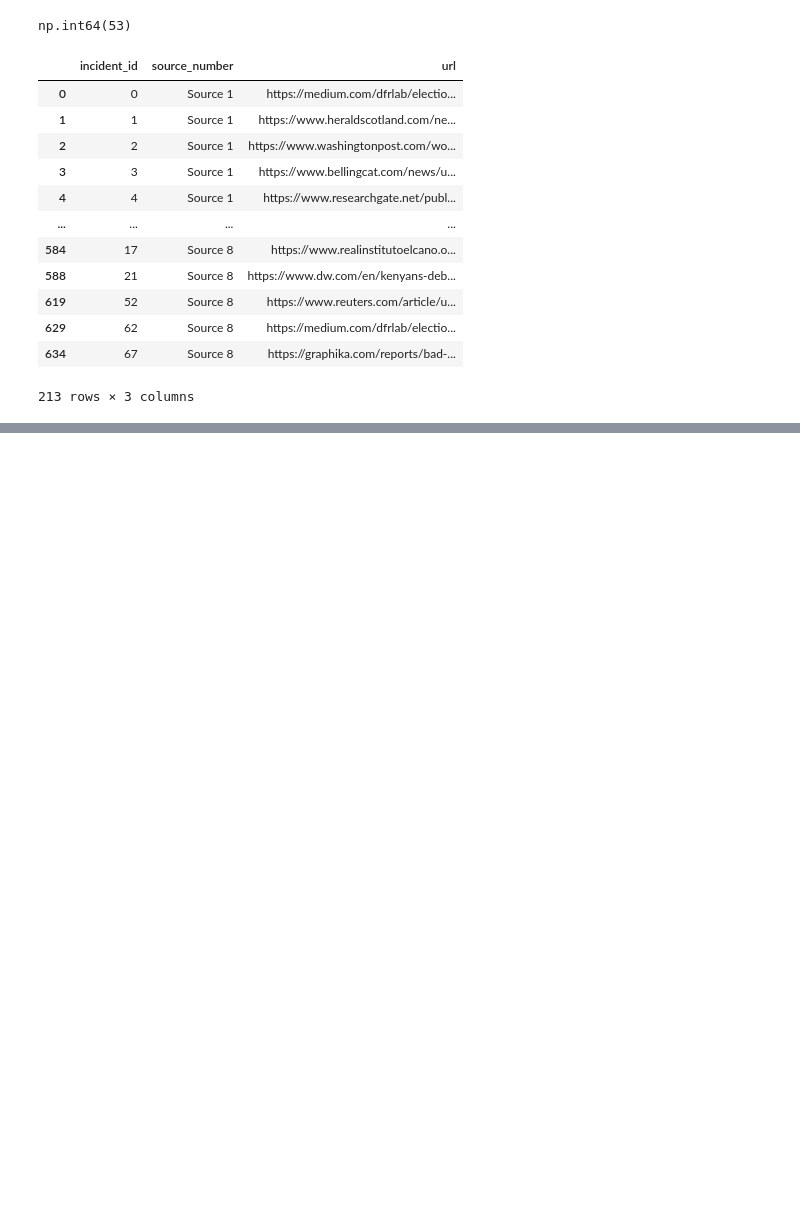
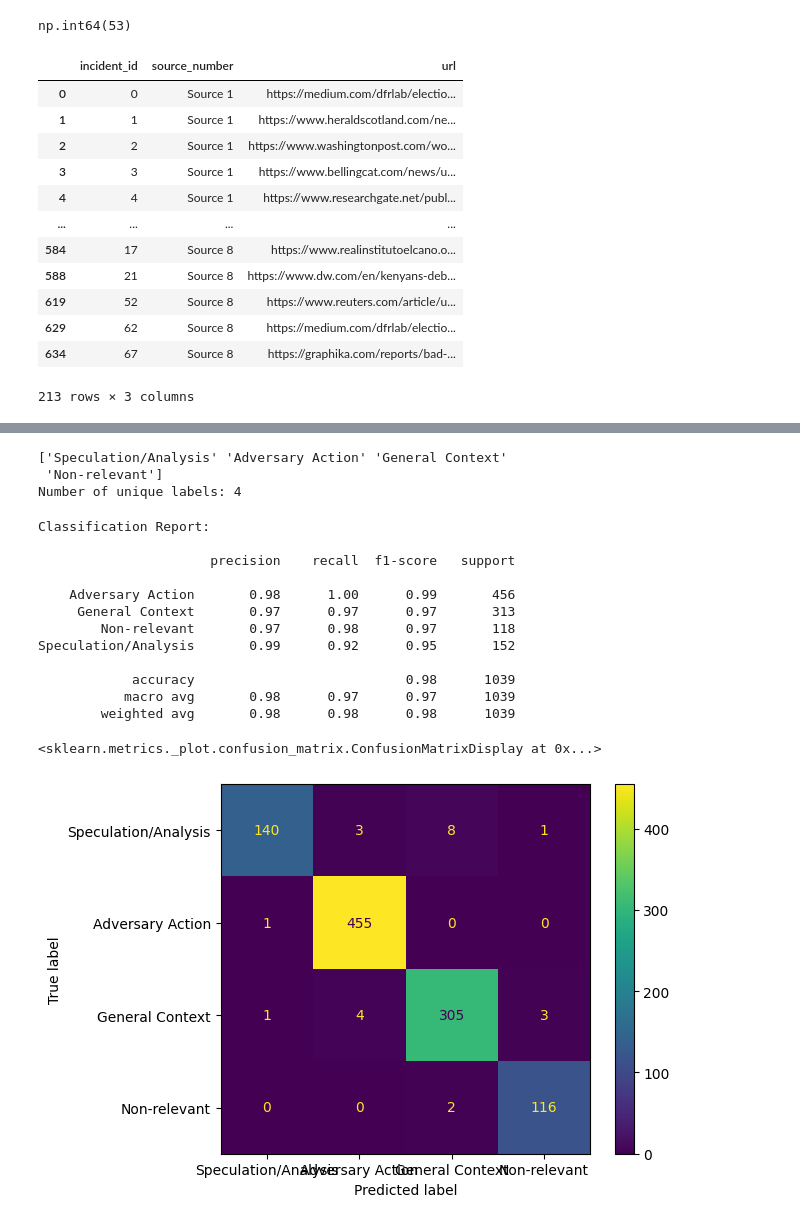
Before and after one commit to DemetrisPitsillides/MAI623_DSC514_-No-Link-Provided-_Spring_2026, a Jupyter notebook: Task 1.ipynb, the cells around one changed output, grey strips where cells are left out. Cells and saved outputs as stored; diff of their text form; code cells hidden in the pictures; blank space fills up the shorter version.

```diff
--- a/Task 1.ipynb
+++ b/Task 1.ipynb
@@ -352,0 +354,62 @@ Successfully installed XlsxWriter-3.2.9 colorlog-6.10.1 docling-2.73.0 docling-c
+# %%
+#Task 3
+df2 = pd.read_csv("adversary_actions_dataset.csv")
+# %%
+print(df2["label"].unique())
+print("Number of unique labels:", df2["label"].nunique())
+# %% [output]
+['Speculation/Analysis' 'Adversary Action' 'General Context'
+ 'Non-relevant']
+Number of unique labels: 4
+# %%
+import pandas as pd
+from sklearn.model_selection import train_test_split
+from sklearn.feature_extraction.text import TfidfVectorizer
+from sklearn.linear_model import LogisticRegression
+from sklearn.pipeline import Pipeline
+from sklearn.metrics import classification_report, confusion_matrix, ConfusionMatrixDisplay
+
+# 2️⃣ Combine statement + justification as feature
+X = df2['statement'] + " " + df2['justification']
+y = df2['label']  # use string labels; alternatively, use df2['label_int']
+
+# 3️⃣ Train/test split (stratify to preserve label distribution)
+X_train, X_test, y_train, y_test = train_test_split(
+    X, y, test_size=0.2, random_state=42, stratify=y
+)
+
+# 4️⃣ Build pipeline with improved TF-IDF and class weighting
+pipeline = Pipeline([
+    ('tfidf', TfidfVectorizer(max_features=10000, ngram_range=(1,3))),
+    ('clf', LogisticRegression(max_iter=1000, class_weight='balanced'))
+])
+
+# 5️⃣ Train the model
+pipeline.fit(X_train, y_train)
+
+# 6️⃣ Predict on test set
+y_pred = pipeline.predict(X_test)
+
+# 7️⃣ Evaluate
+print("Classification Report:\n")
+print(classification_report(y_test, y_pred))
+
+# 8️⃣ Optional: Confusion matrix to see where errors occur
+cm = confusion_matrix(y_test, y_pred, labels=df2['label'].unique())
+disp = ConfusionMatrixDisplay(confusion_matrix=cm, display_labels=df2['label'].unique())
+disp.plot()
+# %% [output]
+Classification Report:
+
+                      precision    recall  f1-score   support
+
+    Adversary Action       0.98      1.00      0.99       456
+     General Context       0.97      0.97      0.97       313
+        Non-relevant       0.97      0.98      0.97       118
+Speculation/Analysis       0.99      0.92      0.95       152
+
+            accuracy                           0.98      1039
+           macro avg       0.98      0.97      0.97      1039
+        weighted avg       0.98      0.98      0.98      1039
+<sklearn.metrics._plot.confusion_matrix.ConfusionMatrixDisplay at 0x...>
+[figure, added]
```
Also changed, not shown: parts of 14 cells of this notebook.
